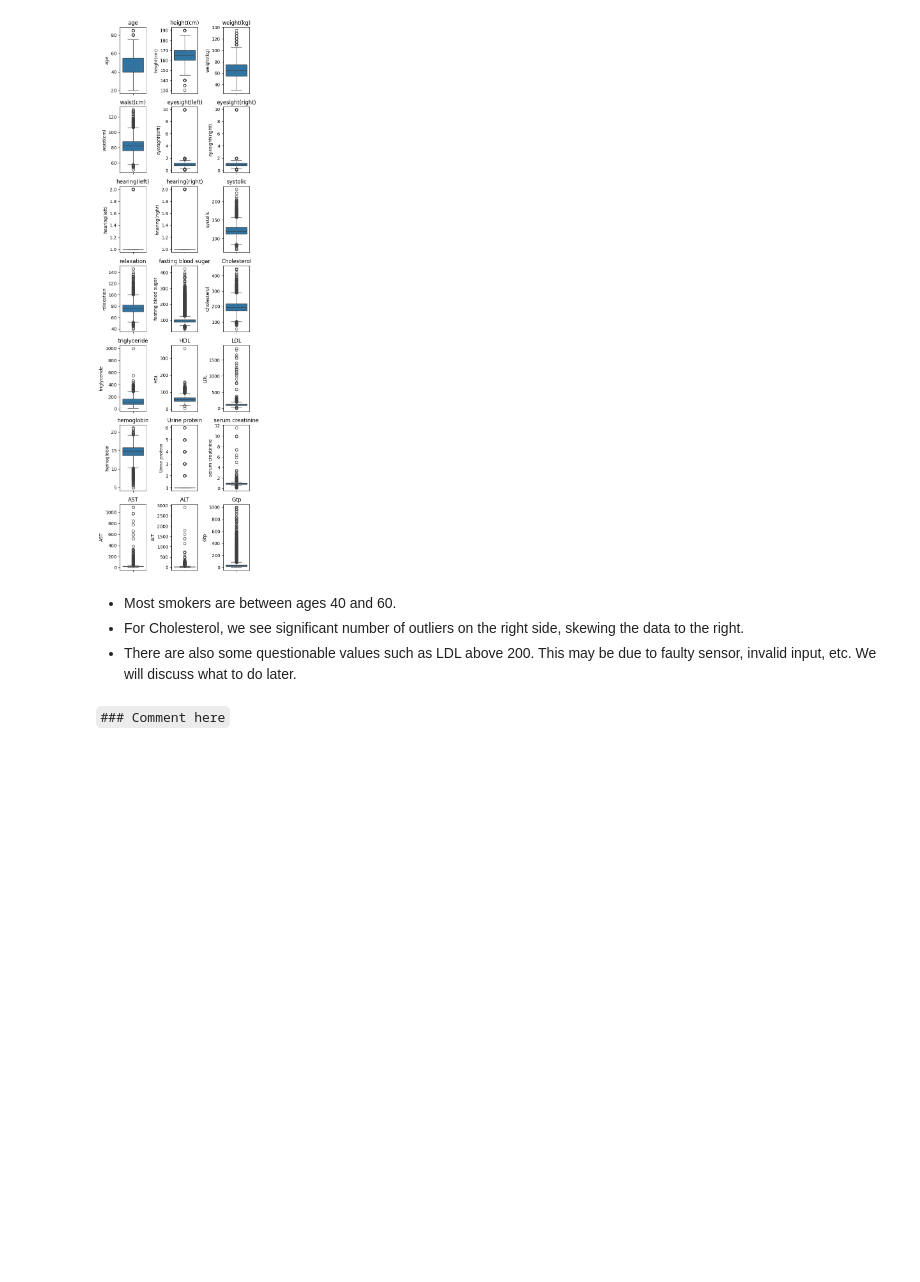
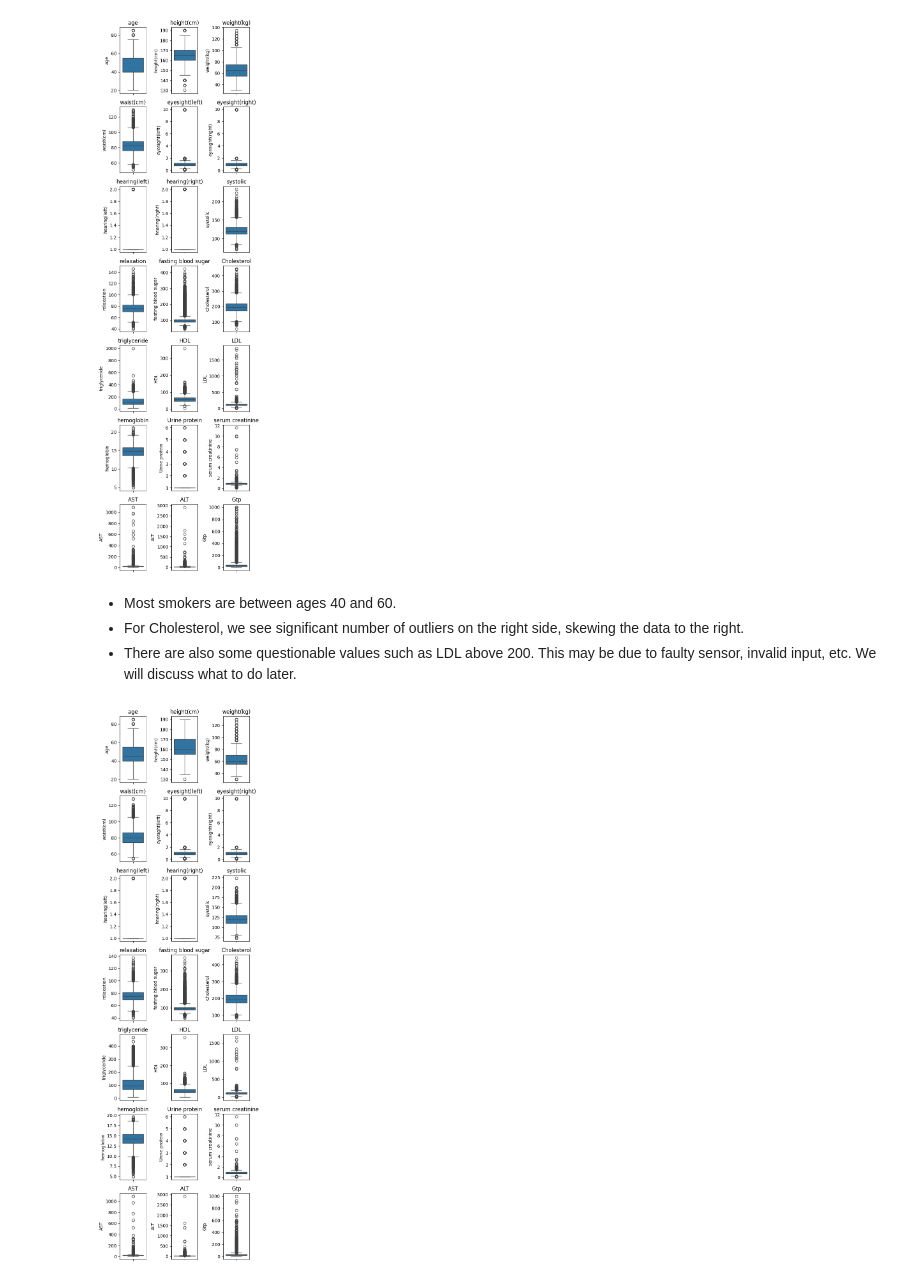
Before and after one commit to opheliasin/smokerstatusNNDL, a Jupyter notebook: ProjF2 - First Update.ipynb, the cells around one changed output. Drawn from its saved outputs; the diff is of its cells as text; code cells hidden in the pictures; blank space fills up the shorter version.

Commit message:
incorporate TA feedback, boxplots for smoking and non-smoking demographics separately to compare

```diff
--- a/ProjF2 - First Update.ipynb
+++ b/ProjF2 - First Update.ipynb
@@ -146,5 +146,21 @@ plt.show()
 - Most smokers are between ages 40 and 60.
 - For Cholesterol, we see significant number of outliers on the right side, skewing the data to the right.
 - There are also some questionable values such as LDL above 200. This may be due to faulty sensor, invalid input, etc. We will discuss what to do later.
-# %% [markdown]
-`### Comment here`
+# %%
+# non-smokers
+non_smokers = train_df[train_df['smoking'] == 0]
+
+# smokers
+smokers = train_df[train_df['smoking'] == 1]
+# %%
+# non-smokers boxplots
+plt.figure(figsize=(5, 20))
+for i, column in enumerate(selected_columns):
+    plt.subplot((len(non_smokers.columns) // 3) + 1, 3, i + 1)
+    sns.boxplot(y=non_smokers[column])
+    plt.title(column)
+    plt.tight_layout()
+
+plt.show()
+# %% [output]
+[figure, added]
```
Also changed, not shown: parts of 3 cells of this notebook, 1 other file.
